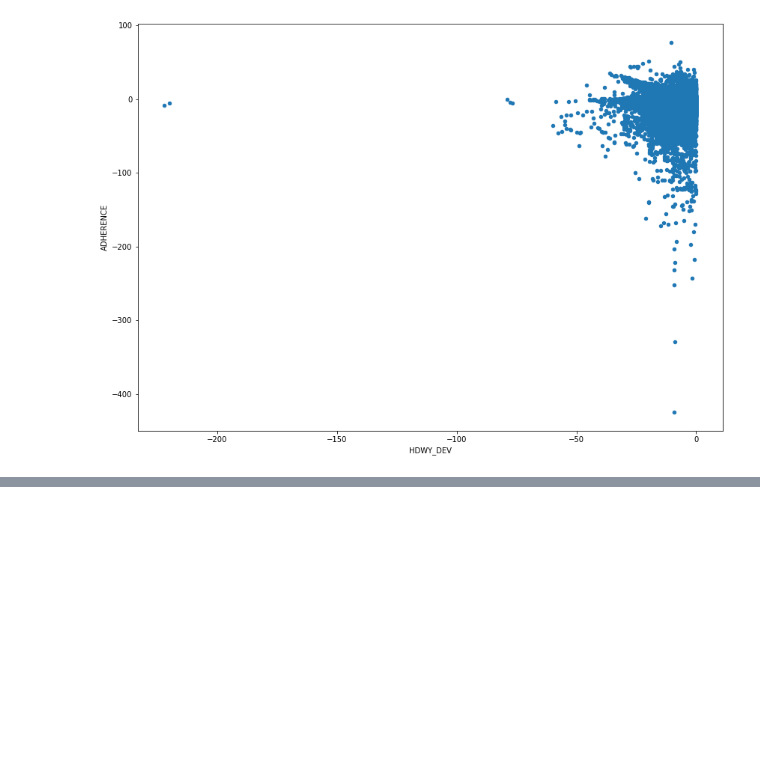
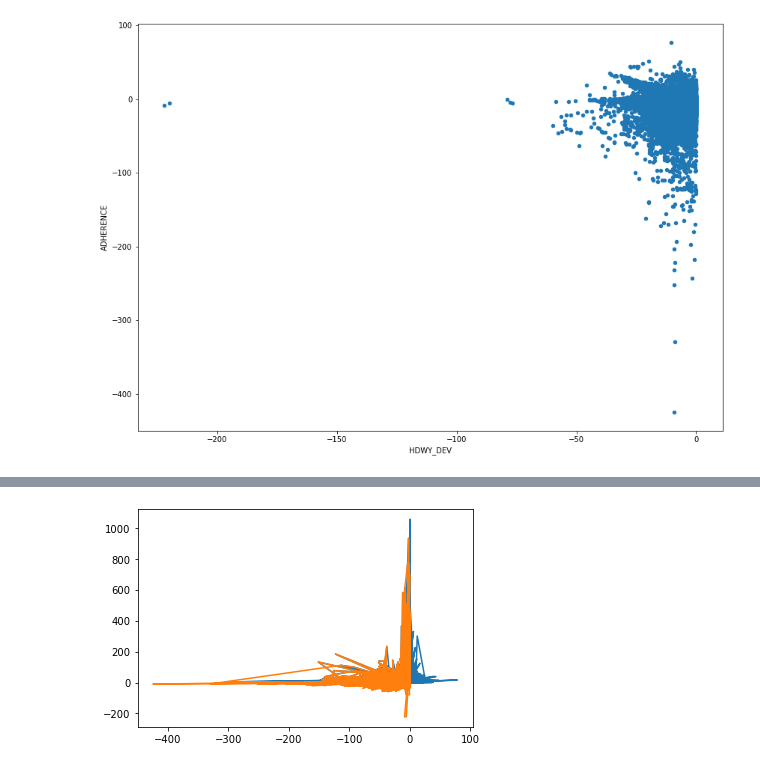
Before and after one commit to NSS-Data-Analytics-Cohort-7/wego-grumpy-concat, a Jupyter notebook: notebooks/grumpy_concat_wego.ipynb, the cells around one changed output, grey strips where cells are left out. Cells and saved outputs as stored; diff of their text form; code cells hidden in the pictures; blank space fills up the shorter version.

```diff
--- a/notebooks/grumpy_concat_wego.ipynb
+++ b/notebooks/grumpy_concat_wego.ipynb
@@ -574,0 +561,9 @@ headway_data.sum()
+# %%
+fig=plt.figure()
+
+for frame in [late_bus,late_depart_clean]:
+    plt.plot( frame['ADHERENCE'],frame['HDWY_DEV'] )
+
+plt.show()
+# %% [output]
+[figure, added]
```
Also changed, not shown: parts of 24 cells of this notebook.
